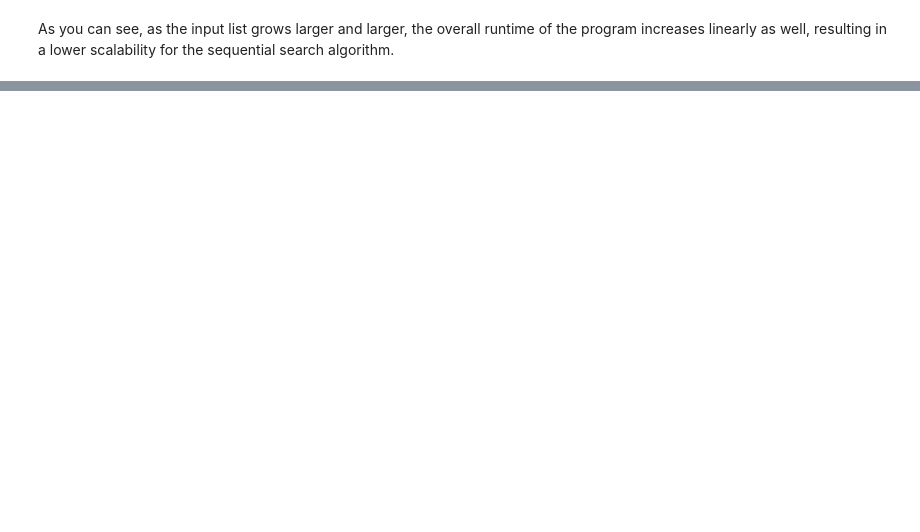
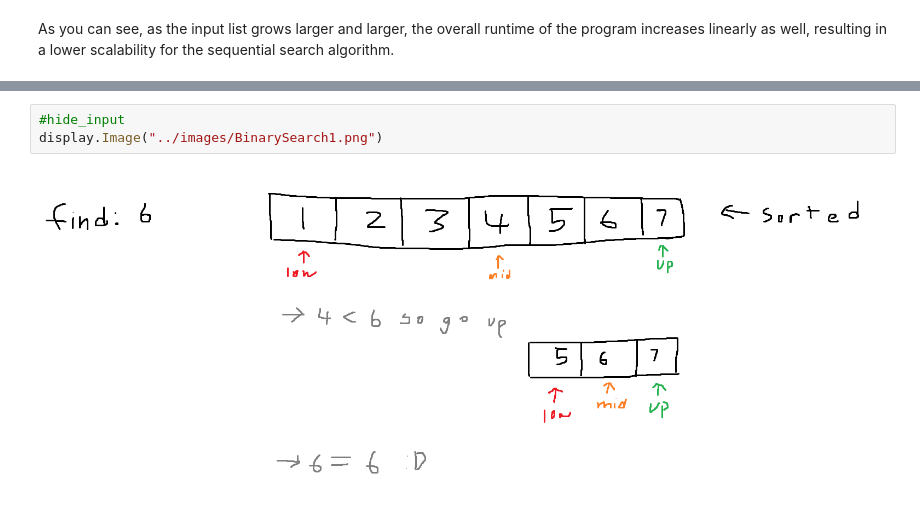
Before and after one commit to dolphinalt/SEAL_Fastpages, a Jupyter notebook: _notebooks/2022-11-29-searching-introduction.ipynb, the cells around one changed output, grey strips where cells are left out. Drawn from its saved outputs; the diff is of its cells as text; blank space fills up the shorter version.

```diff
--- a/_notebooks/2022-11-29-searching-introduction.ipynb
+++ b/_notebooks/2022-11-29-searching-introduction.ipynb
@@ -79,0 +87,5 @@ As you can see, as the input list grows larger and larger, the overall runtime o
+# %%
+#hide_input
+display.Image("../images/BinarySearch1.png")
+# %% [output]
+[figure, added]
```
Also changed, not shown: parts of 17 cells of this notebook.
